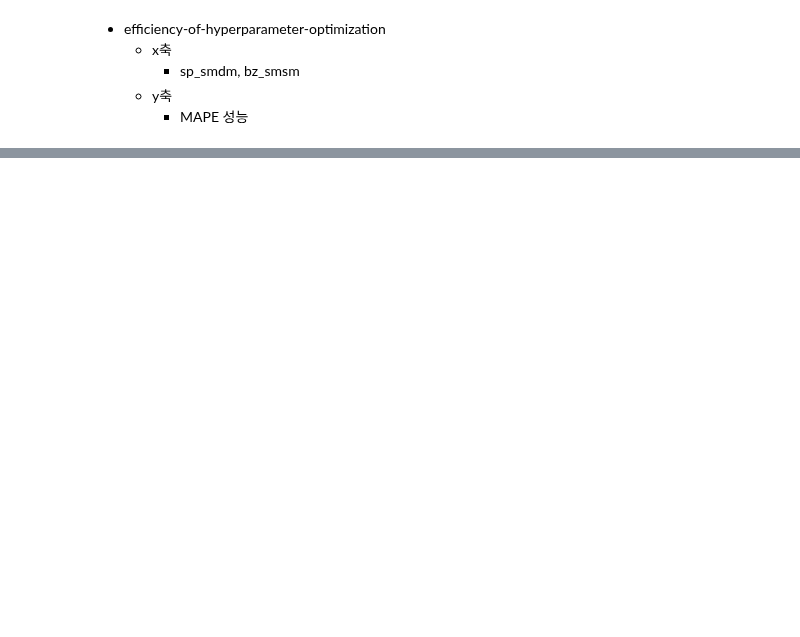
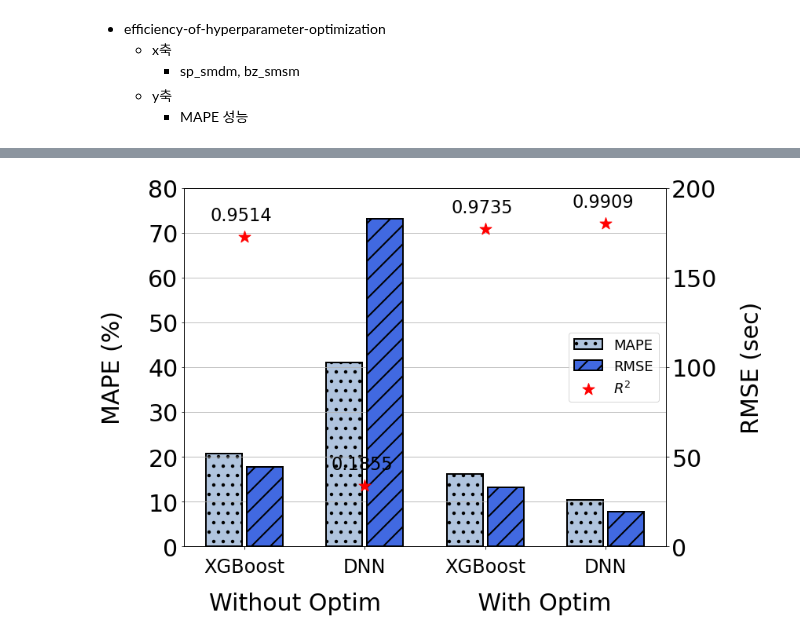
Before and after one commit to unhochoi/Sparse-Matrix-Multiplication, a Jupyter notebook: figure/pyplot/hyperparameter-optimization-performance.ipynb, the cells around one changed output, grey strips where cells are left out. Saved outputs shown, nothing was run; the diff lists cells and outputs as text; code cells hidden in the pictures; blank space fills up the shorter version.

Commit message:
modifying figure

```diff
--- a/figure/pyplot/hyperparameter-optimization-performance.ipynb
+++ b/figure/pyplot/hyperparameter-optimization-performance.ipynb
@@ -188,0 +7,93 @@ plt.show()
+# %%
+import matplotlib.pyplot as plt
+import numpy as np
+import pandas as pd
+
+# x 축 label
+x_label = ["XGBoost", "DNN", "XGBoost", "DNN"]
+
+# hyperparameter 최적화 유무에 따른 sp_smdm 성능
+smdm_mape = [20.67, 41.13, 16.22, 10.34]
+smdm_rmse = [44609, 182717, 32917, 19260]
+smdm_r2 = [0.9514, 0.1855, 0.9735, 0.9909]
+
+# hyperparameter 최적화 유무에 따른 sp_smdm 성능
+smsm_mape = [39.64, 72.92, 25.36, 12.15]
+smsm_rmse = [29997, 127883, 30311, 11407]
+smsm_r2 = [0.9184, -0.4816, 0.9167, 0.9882]
+
+################################# x축 및 전체 figure 설정 ####################################################
+
+fontsize = 30
+
+plt.rc('axes', labelsize=fontsize)   # x,y축 label 폰트 크기
+plt.rc('xtick', labelsize=fontsize*0.8)  # x축 눈금 폰트 크기
+plt.rc('ytick', labelsize=fontsize)  # y축 눈금 폰트 크기
+plt.rc('legend', fontsize=fontsize*0.6)  # 범례 폰트 크기
+plt.rcParams['hatch.linewidth'] = 2 # bar pattern 두께
+
+x = np.arange(len(x_label)) # x축 인덱스
+width = 0.3 # bar 넓이
+
+fig, ax1 = plt.subplots(figsize=(12,8)) # figure 및 subplot 선언
+
+# 각 bar 의 중심 지정
+bar1 = ax1.bar(x - 0.17, smdm_mape, width,hatch='.', color='lightsteelblue', label='MAPE', capsize=20, linewidth=2, edgecolor='black')
+
+################################# ax1 ####################################################
+
+ax1.set_xticks(x) # x축 인덱스
+ax1.set_xticklabels(x_label) # x축 label 이름
+ax1.tick_params(axis='x',pad=10) # x축 label pad
+
+ax1.yaxis.grid(True) # y축만 grid 사용
+ax1.set_ylim([0, 80])  # 좌측 y축 범위 설정
+ax1.set_yticks([0, 10, 20, 30, 40, 50, 60, 70, 80]) # y축 index 설정
+
+ax1.set_xlabel('Without Optim             With Optim    ', labelpad=20) # ax1 ylabel 설정
+ax1.set_ylabel('MAPE (%)', labelpad=30) # ax1 ylabel 설정
+
+#################################### ax2 ###################################################
+
+ax2 = ax1.twinx()
+ax2.set_ylim([0, 200000])  # 우측 y축 범위 설정
+ax2.set_yticklabels(["0","50", "100", "150", "200"])
+ax2.set_ylabel('RMSE (sec)', labelpad=30) # ax2 ylabel 설정
+
+bar2 = ax2.bar(x + 0.17, smdm_rmse, width, hatch='/', color='royalblue', label= 'RMSE', capsize=20, linewidth=2, edgecolor='black',)
+
+#################################### ax3 ###################################################
+
+# 별 그리기
+ax3 = ax1.twinx()
+scatter1 = ax3.scatter(x, smdm_r2 , color='red', marker='*', s=250, label=r'$R^2$')
+
+# 별 범위
+ax3.set_ylim([0, 1.1])
+
+# 별표 위에 Text 삽입
+for i in range(len(x)):
+
+    # Text 위치 수정
+    ax3.text(x[i]-0.28, smdm_r2[i]+0.05, smdm_r2[i], fontsize=fontsize*0.75)
+
+
+# y 축 삭제
+ax3.set_yticks([])
+
+###################################### 범례 표시 ###################################################
+
+# 바 이미지와 Label 저장
+lines, labels = ax1.get_legend_handles_labels()
+lines2, labels2 = ax2.get_legend_handles_labels()
+lines3, labels3 = ax3.get_legend_handles_labels()
+# 모든 legend 를 하나로 합쳐서 표현
+ax3.legend(lines + lines2 + lines3, labels + labels2 + labels3, loc=5)
+# ax3.legend(loc="upper left", bbox_to_anchor=(0,0.92)) # 범례 표시
+
+# 이미지 저장시, figure 크기에 맞게 이미지 저장
+fig.tight_layout()
+fig.savefig('./right-dense-prediction-performance-according-to-hyper-parameter-optimization.png')
+plt.show()
+# %% [output]
+[figure, added]
```
Also changed, not shown: parts of 6 cells of this notebook, 8 other files.
